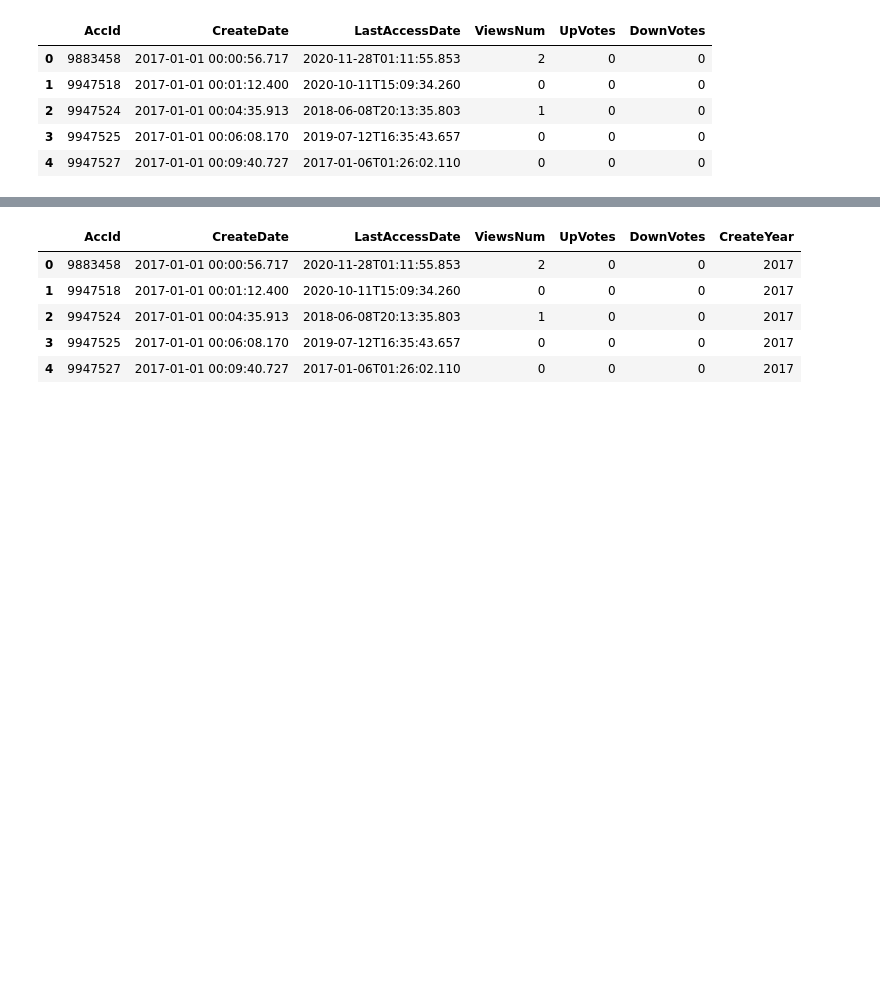
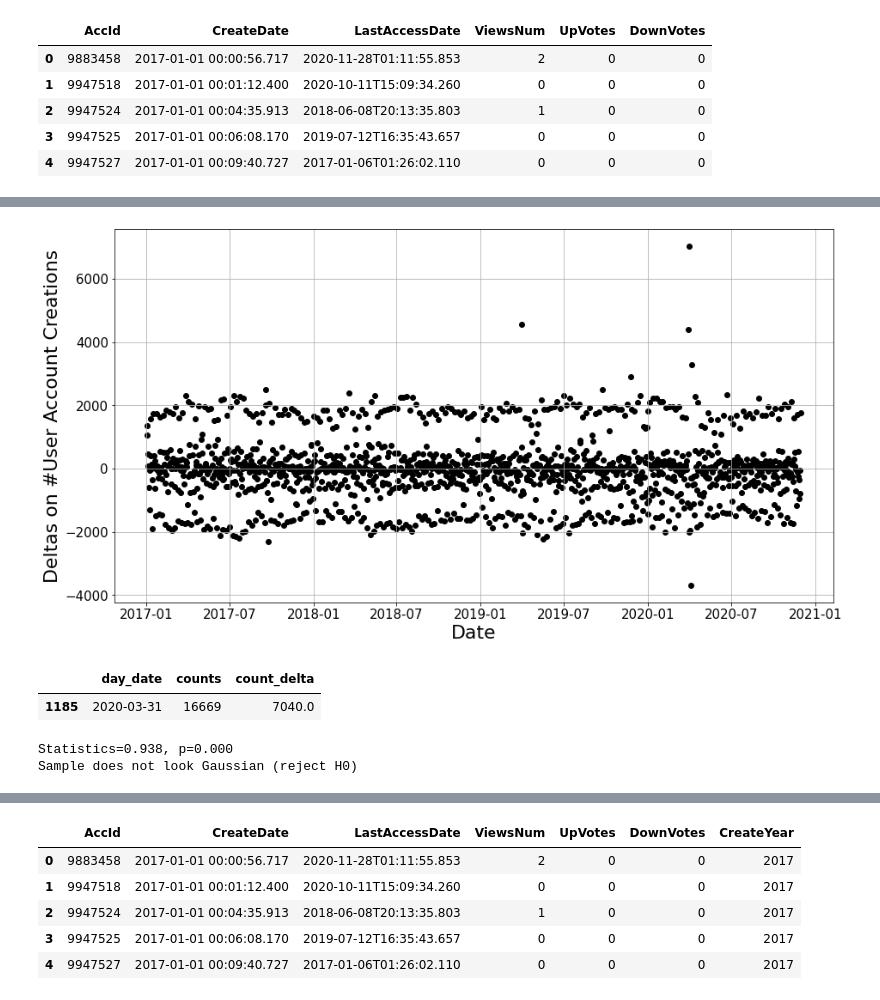
Before and after one commit to farimaf/StackOverFlowAnalysis_Pandemic, a Jupyter notebook: UsersAnalysis.ipynb, the cells around one changed output, grey strips where cells are left out. Drawn from its saved outputs; the diff is of its cells as text; code cells hidden in the pictures; blank space fills up the shorter version.

```diff
--- a/UsersAnalysis.ipynb
+++ b/UsersAnalysis.ipynb
@@ -63,0 +148,3 @@ data.head()
+# %%
+creation_daily_grp['count_delta'] = creation_daily_grp['counts'].diff()
+creation_daily_grp.head()
@@ -63,0 +158,3 @@ data.head()
+# %%
+creation_daily_grp_delta_notna = creation_daily_grp[creation_daily_grp['count_delta'].notna()]
+len(creation_daily_grp_delta_notna)
@@ -63,0 +176,21 @@ data.head()
+# %%
+fig, ax = plt.subplots(figsize=(15,8))
+plt.scatter(creation_daily_grp_delta_notna['day_date'],creation_daily_grp_delta_notna['count_delta'],color="black")
+plt.xticks(fontsize=15)
+plt.yticks(fontsize=15)
+plt.ylabel('Deltas on #User Account Creations',fontsize=22)
+plt.xlabel('Date',fontsize=22)
+plt.grid()
+plt.savefig('figs/SO_UsersCreationDailyDelta.pdf',bbox_inches='tight')
+# %% [output]
+[figure, added]
+# %%
+creation_daily_grp_delta_notna[creation_daily_grp_delta_notna['count_delta']>6000]
+# %% [output]
+|  | day_date | counts | count_delta |
+| 1185 | 2020-03-31 | 16669 | 7040.0 |
+# %%
+is_normal_shapiro(creation_daily_grp_delta_notna['count_delta'])
+# %% [output]
+Statistics=0.938, p=0.000
+Sample does not look Gaussian (reject H0)
```
Also changed, not shown: parts of 121 cells of this notebook, 3 other files.
